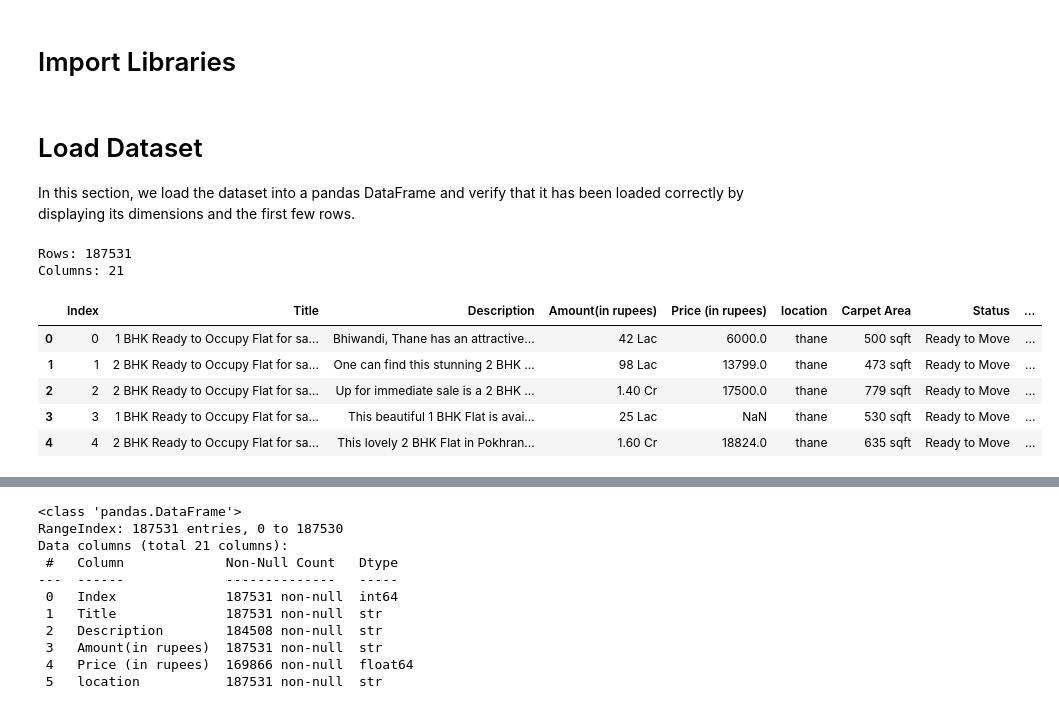
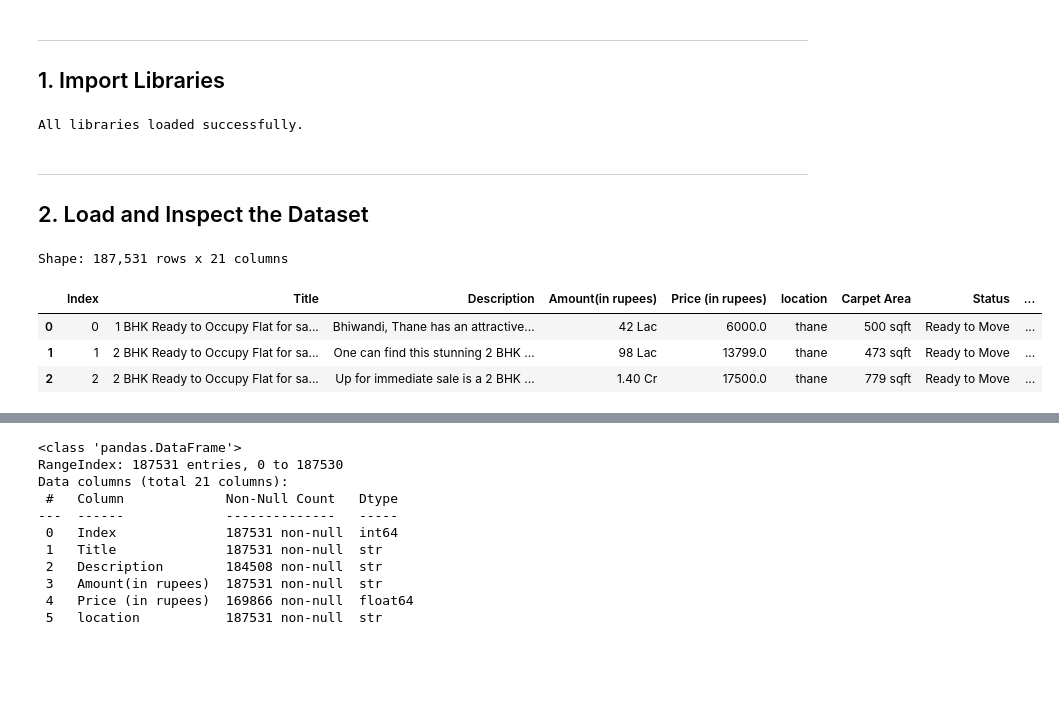
Before and after one commit to Andrew492-a/House-Price-Prediction-, a Jupyter notebook: notebooks/house_price_prediction.ipynb, the cells around one changed output, grey strips where cells are left out. Drawn from its saved outputs; the diff is of its cells as text; code cells hidden in the pictures; blank space fills up the shorter version.

Commit message:
feat: build end-to-end house price prediction pipeline

```diff
--- a/notebooks/house_price_prediction.ipynb
+++ b/notebooks/house_price_prediction.ipynb
@@ -56,45 +30,51 @@ The objectives of this project are:
 # %% [markdown]
-#  Import Libraries
+---
+## 1. Import Libraries
-# %%
-# Ignore warnings
-import warnings
-warnings.filterwarnings("ignore")
-
-# Data manipulation
-import numpy as np
-import pandas as pd
-
-# Data visualization
-import matplotlib.pyplot as plt
-import seaborn as sns
-
-# Configure plots
-plt.style.use("ggplot")
-sns.set_theme(style="whitegrid")
-
-# Display options
-pd.set_option("display.max_columns", None)
-pd.set_option("display.max_rows", 10)
-# %% [markdown]
-#  Load Dataset
-
-In this section, we load the dataset into a pandas DataFrame and verify that it has been loaded correctly by displaying its dimensions and the first few rows.
+# %%
+import re
+import json
+import warnings
+import joblib
+import numpy as np
+import pandas as pd
+import matplotlib.pyplot as plt
+import seaborn as sns
+
+from sklearn.model_selection import train_test_split, cross_val_score, KFold
+from sklearn.compose import ColumnTransformer
+from sklearn.pipeline import Pipeline
+from sklearn.impute import SimpleImputer
+from sklearn.preprocessing import OneHotEncoder, StandardScaler, TargetEncoder
+from sklearn.linear_model import Ridge, LinearRegression
+from sklearn.ensemble import (
+    RandomForestRegressor,
+    ExtraTreesRegressor,
+    GradientBoostingRegressor,
+    StackingRegressor,
+)
+from xgboost import XGBRegressor
+from lightgbm import LGBMRegressor
+from catboost import CatBoostRegressor
+from sklearn.metrics import mean_absolute_error, mean_squared_error, r2_score
+
+warnings.filterwarnings("ignore")
+pd.set_option("display.max_columns", None)
+plt.rcParams["figure.dpi"] = 110
+
+print("All libraries loaded successfully.")
+# %% [output]
+All libraries loaded successfully.
+# %% [markdown]
+---
+## 2. Load and Inspect the Dataset
 # %%
-# Load the dataset
 df = pd.read_csv("data/house_prices.csv")
 
-# Display dataset shape
-print(f"Rows: {df.shape[0]}")
-print(f"Columns: {df.shape[1]}")
-
-# Display first 5 rows
-df.head()
+print(f"Shape: {df.shape[0]:,} rows x {df.shape[1]} columns")
+df.head(3)
 # %% [output]
-Rows: 187531
-Columns: 21
+Shape: 187,531 rows x 21 columns
 |  | Index | Title | Description | Amount(in rupees) | Price (in rupees) | location | Carpet Area | Status | ... |
 | 0 | 0 | 1 BHK Ready to Occupy Flat for sa... | Bhiwandi, Thane has an attractive... | 42 Lac | 6000.0 | thane | 500 sqft | Ready to Move | ... |
 | 1 | 1 | 2 BHK Ready to Occupy Flat for sa... | One can find this stunning 2 BHK ... | 98 Lac | 13799.0 | thane | 473 sqft | Ready to Move | ... |
 | 2 | 2 | 2 BHK Ready to Occupy Flat for sa... | Up for immediate sale is a 2 BHK ... | 1.40 Cr | 17500.0 | thane | 779 sqft | Ready to Move | ... |
-| 3 | 3 | 1 BHK Ready to Occupy Flat for sa... | This beautiful 1 BHK Flat is avai... | 25 Lac | NaN | thane | 530 sqft | Ready to Move | ... |
-| 4 | 4 | 2 BHK Ready to Occupy Flat for sa... | This lovely 2 BHK Flat in Pokhran... | 1.60 Cr | 18824.0 | thane | 635 sqft | Ready to Move | ... |
```
Also changed, not shown: parts of 252 cells of this notebook, 5 other files.
